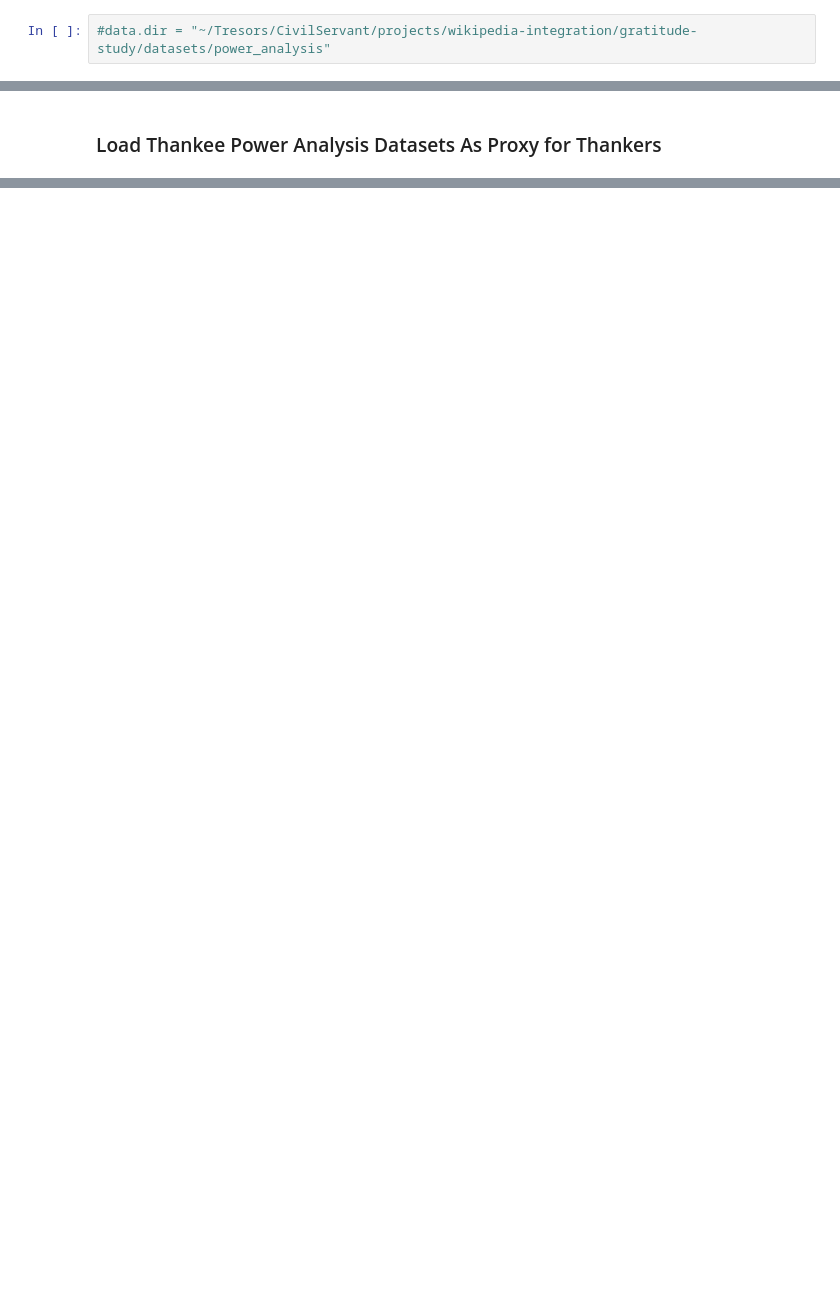
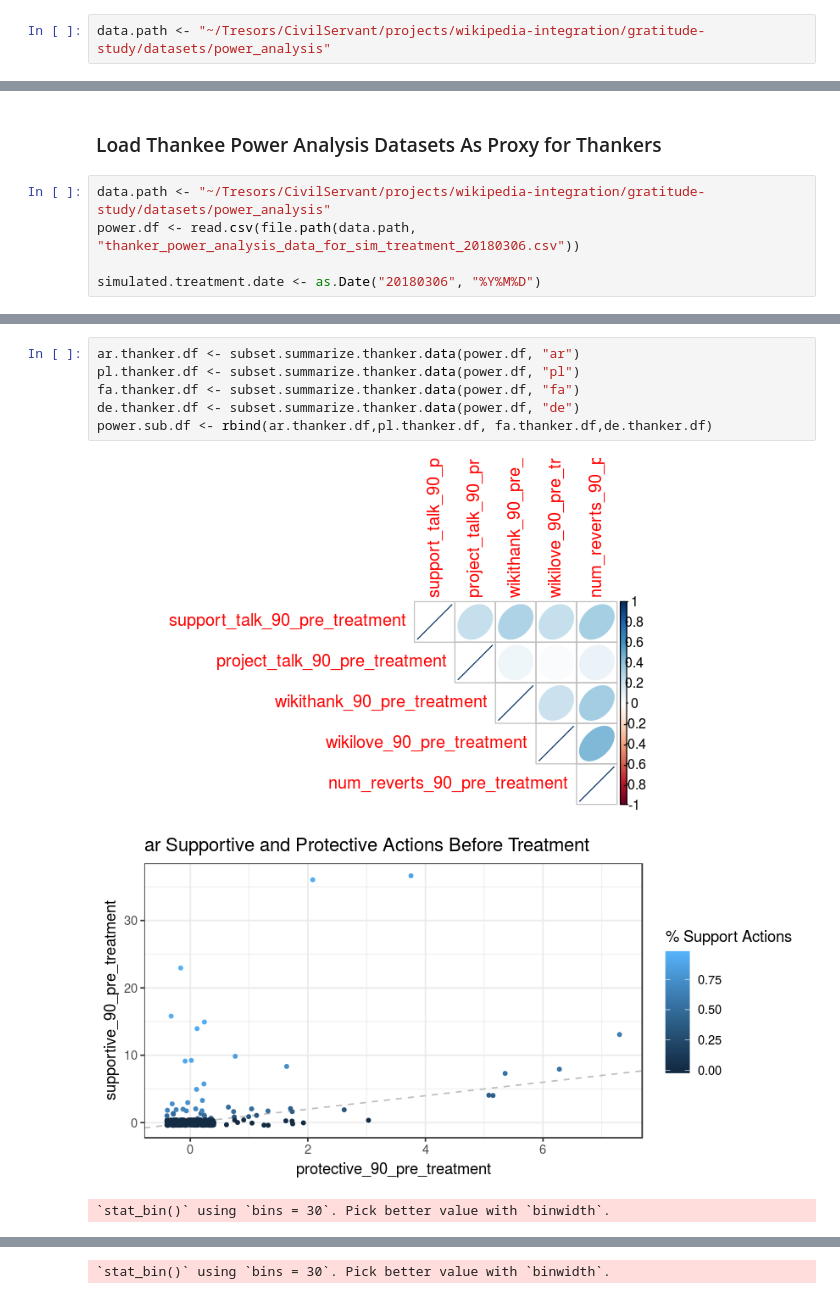
Before and after one commit to citizensandtech/CivilServant-Wikipedia-Analysis, a Jupyter notebook: power-analysis/thanker-experiment-2019/thanker-experiment-power-analysis-R.ipynb, the cells around one changed output, grey strips where cells are left out. Saved outputs shown, nothing was run; the diff lists cells and outputs as text; blank space fills up the shorter version.

Commit message:
added thanker experiment power analysis

```diff
--- a/power-analysis/thanker-experiment-2019/thanker-experiment-power-analysis-R.ipynb
+++ b/power-analysis/thanker-experiment-2019/thanker-experiment-power-analysis-R.ipynb
@@ -58,4 +62,4 @@ locale:
 # %% [markdown]
 # Configuration Settings
 # %%
-#data.dir = "~/Tresors/CivilServant/projects/wikipedia-integration/gratitude-study/datasets/power_analysis"
+data.path <- "~/Tresors/CivilServant/projects/wikipedia-integration/gratitude-study/datasets/power_analysis"
@@ -70,2 +68,7 @@ In this study, we will publish banner ads to the following groups:
 # %% [markdown]
 ### Load Thankee Power Analysis Datasets As Proxy for Thankers
+# %%
+data.path <- "~/Tresors/CivilServant/projects/wikipedia-integration/gratitude-study/datasets/power_analysis"
+power.df <- read.csv(file.path(data.path, "thanker_power_analysis_data_for_sim_treatment_20180306.csv"))
+
+simulated.treatment.date <- as.Date("20180306", "%Y%M%D")
@@ -71,0 +150,10 @@ In this study, we will publish banner ads to the following groups:
+# %%
+ar.thanker.df <- subset.summarize.thanker.data(power.df, "ar")
+pl.thanker.df <- subset.summarize.thanker.data(power.df, "pl")
+fa.thanker.df <- subset.summarize.thanker.data(power.df, "fa")
+de.thanker.df <- subset.summarize.thanker.data(power.df, "de")
+power.sub.df <- rbind(ar.thanker.df,pl.thanker.df, fa.thanker.df,de.thanker.df)
+# %% [output]
+[figure, added]
+[figure, added]
+`stat_bin()` using `bins = 30`. Pick better value with `binwidth`.
@@ -71,0 +164 @@ In this study, we will publish banner ads to the following groups:
+`stat_bin()` using `bins = 30`. Pick better value with `binwidth`.
```
Also changed, not shown: parts of 23 cells of this notebook.
